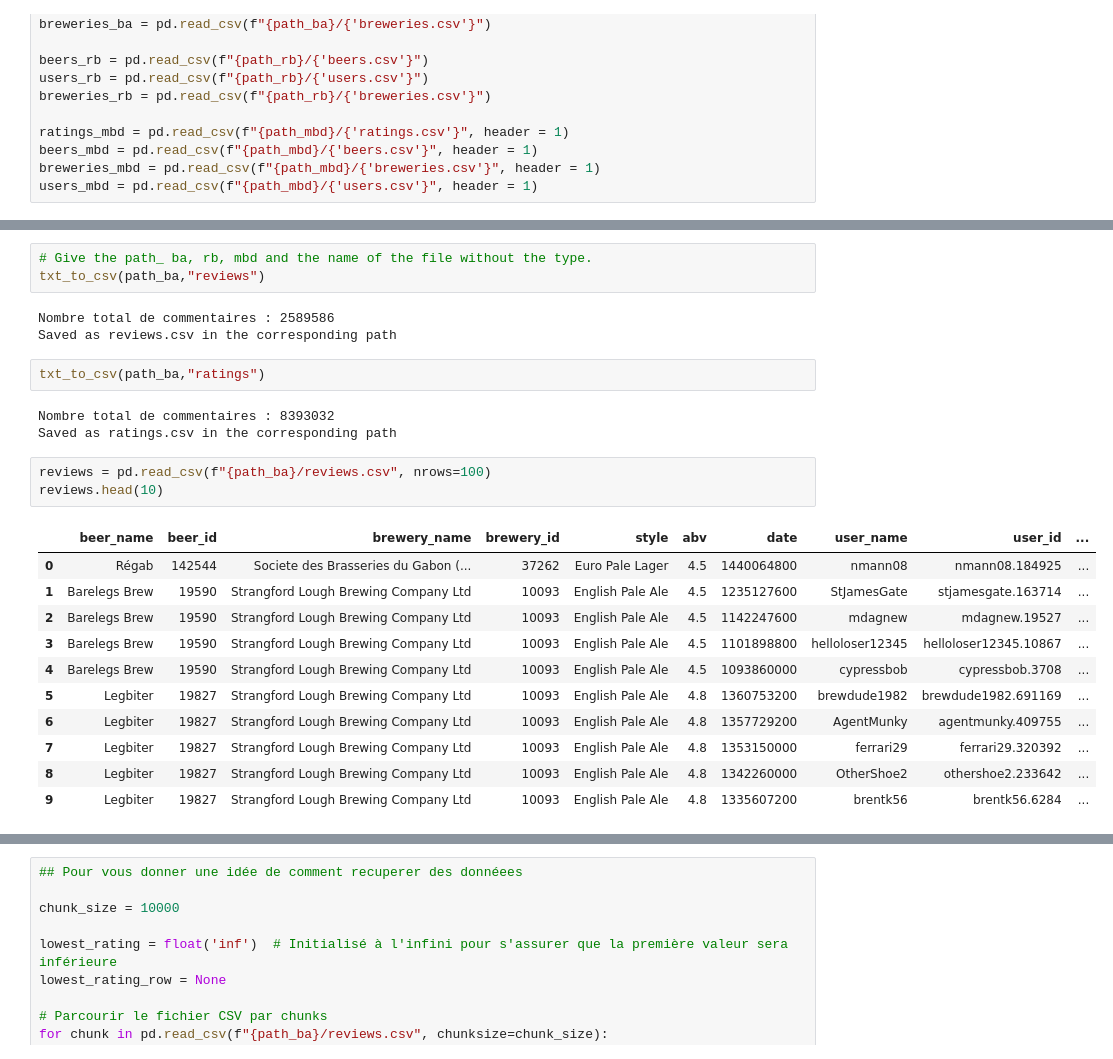
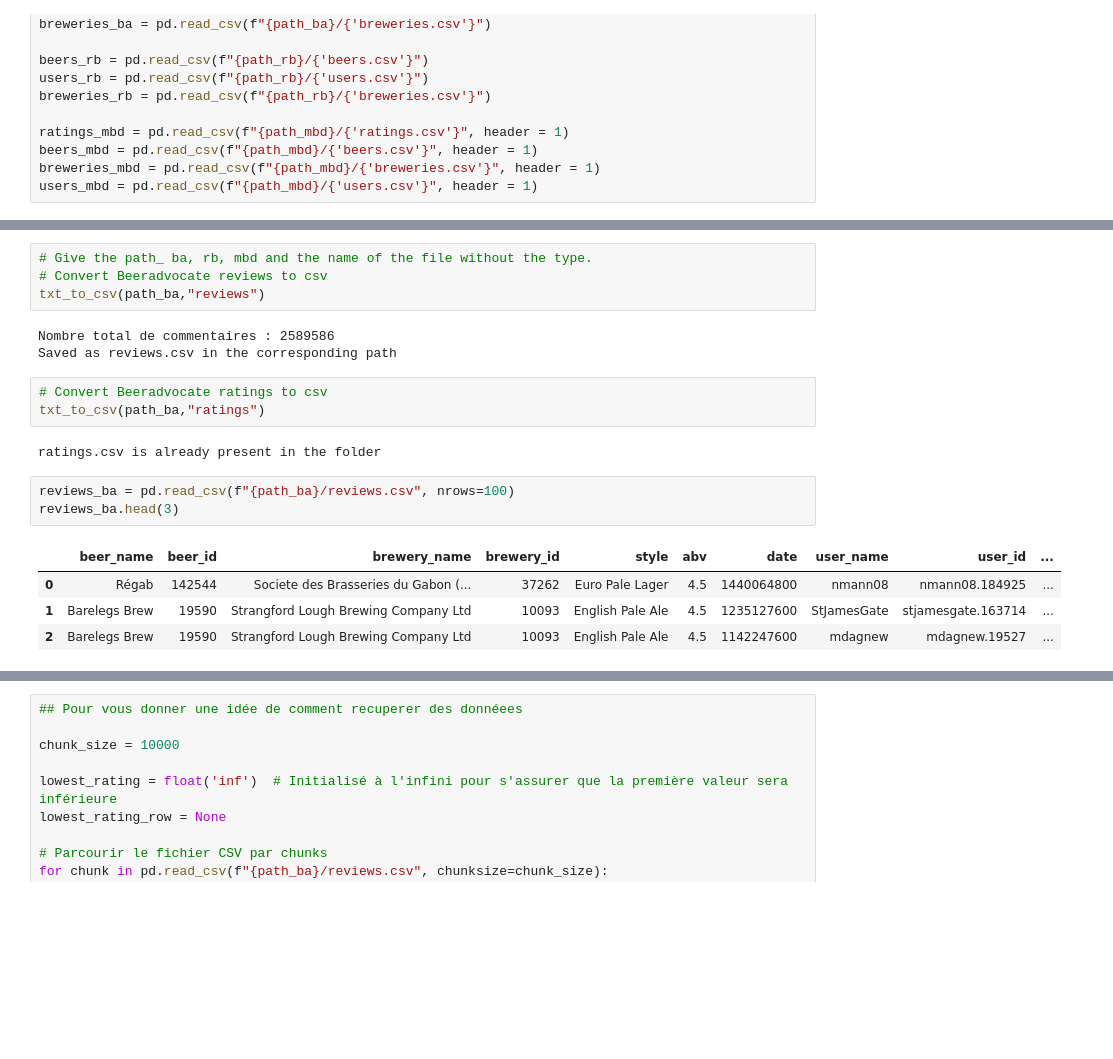
Before and after one commit to epfl-ada/ada-2023-project-dondada, a Jupyter notebook: MilestoneP2.ipynb, the cells around one changed output, grey strips where cells are left out. Saved outputs shown, nothing was run; the diff lists cells and outputs as text; blank space fills up the shorter version.

```diff
--- a/MilestoneP2.ipynb
+++ b/MilestoneP2.ipynb
@@ -91,28 +98,22 @@ def txt_to_csv(path,name):
     print(f"Saved as {name}.csv in the corresponding path") # https://www.youtube.com/watch?v=OTB0Q03BRn0
 # %%
 # Give the path_ ba, rb, mbd and the name of the file without the type.
+# Convert Beeradvocate reviews to csv
 txt_to_csv(path_ba,"reviews")
 # %% [output]
 Nombre total de commentaires : 2589586
 Saved as reviews.csv in the corresponding path
-# %%
-txt_to_csv(path_ba,"ratings")
-# %% [output]
-Nombre total de commentaires : 8393032
-Saved as ratings.csv in the corresponding path
+# %%
+# Convert Beeradvocate ratings to csv
+txt_to_csv(path_ba,"ratings")
+# %% [output]
+ratings.csv is already present in the folder
 # %%
-reviews = pd.read_csv(f"{path_ba}/reviews.csv", nrows=100)
-reviews.head(10)
+reviews_ba = pd.read_csv(f"{path_ba}/reviews.csv", nrows=100)
+reviews_ba.head(3)
 # %% [output]
 |  | beer_name | beer_id | brewery_name | brewery_id | style | abv | date | user_name | user_id | ... |
 | 0 | Régab | 142544 | Societe des Brasseries du Gabon (... | 37262 | Euro Pale Lager | 4.5 | 1440064800 | nmann08 | nmann08.184925 | ... |
 | 1 | Barelegs Brew | 19590 | Strangford Lough Brewing Company Ltd | 10093 | English Pale Ale | 4.5 | 1235127600 | StJamesGate | stjamesgate.163714 | ... |
 | 2 | Barelegs Brew | 19590 | Strangford Lough Brewing Company Ltd | 10093 | English Pale Ale | 4.5 | 1142247600 | mdagnew | mdagnew.19527 | ... |
-| 3 | Barelegs Brew | 19590 | Strangford Lough Brewing Company Ltd | 10093 | English Pale Ale | 4.5 | 1101898800 | helloloser12345 | helloloser12345.10867 | ... |
-| 4 | Barelegs Brew | 19590 | Strangford Lough Brewing Company Ltd | 10093 | English Pale Ale | 4.5 | 1093860000 | cypressbob | cypressbob.3708 | ... |
-| 5 | Legbiter | 19827 | Strangford Lough Brewing Company Ltd | 10093 | English Pale Ale | 4.8 | 1360753200 | brewdude1982 | brewdude1982.691169 | ... |
-| 6 | Legbiter | 19827 | Strangford Lough Brewing Company Ltd | 10093 | English Pale Ale | 4.8 | 1357729200 | AgentMunky | agentmunky.409755 | ... |
-| 7 | Legbiter | 19827 | Strangford Lough Brewing Company Ltd | 10093 | English Pale Ale | 4.8 | 1353150000 | ferrari29 | ferrari29.320392 | ... |
-| 8 | Legbiter | 19827 | Strangford Lough Brewing Company Ltd | 10093 | English Pale Ale | 4.8 | 1342260000 | OtherShoe2 | othershoe2.233642 | ... |
-| 9 | Legbiter | 19827 | Strangford Lough Brewing Company Ltd | 10093 | English Pale Ale | 4.8 | 1335607200 | brentk56 | brentk56.6284 | ... |
 # %%
```
Also changed, not shown: parts of 19 cells of this notebook.
